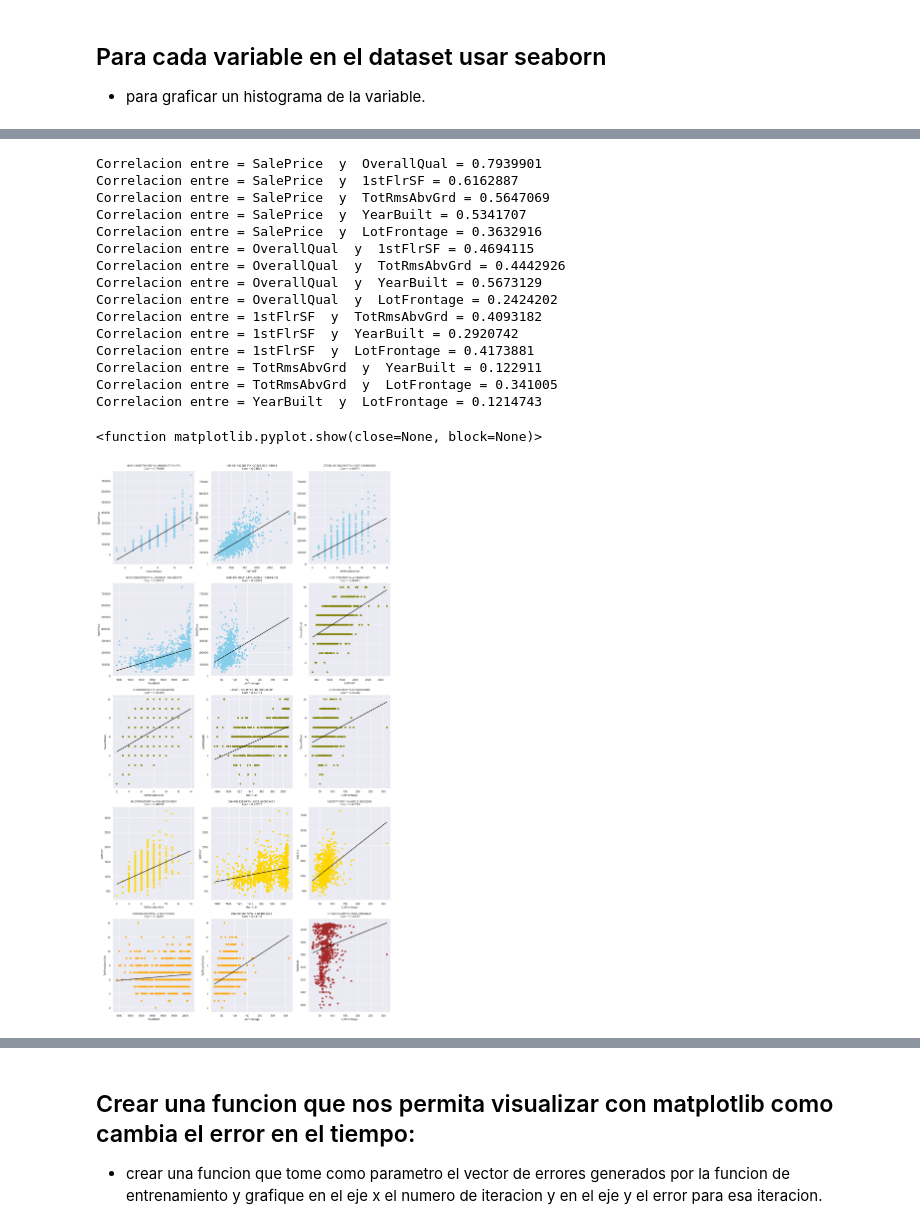
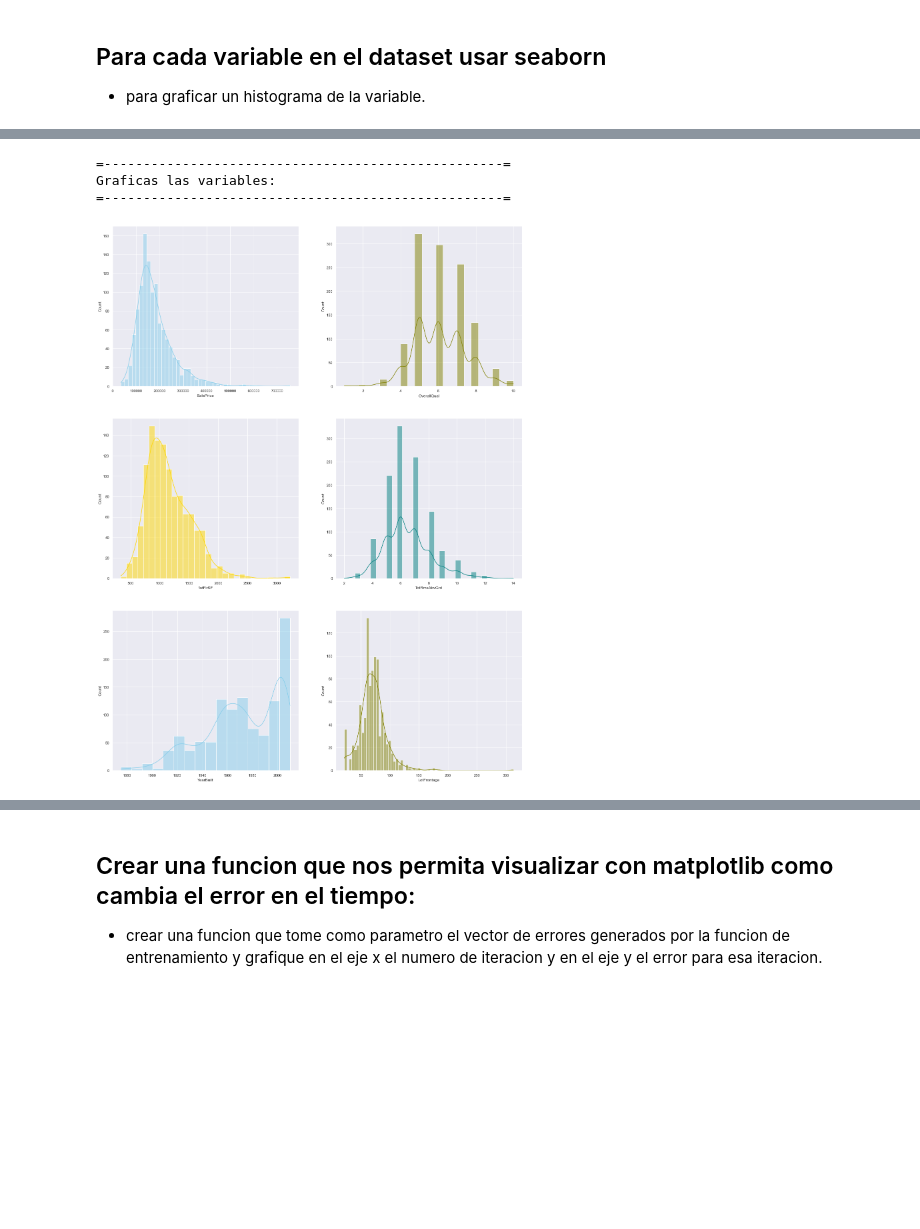
Before and after one commit to RainieroPV/Ciencia-de-Datos-en-Python, a Jupyter notebook: Proyecto_Final.ipynb, the cells around one changed output, grey strips where cells are left out. Drawn from its saved outputs; the diff is of its cells as text; code cells hidden in the pictures; blank space fills up the shorter version.

Commit message:
El proyecto en version objeto, al igual que los ultimos 2 incisos de los requerimientos.

```diff
--- a/Proyecto_Final.ipynb
+++ b/Proyecto_Final.ipynb
@@ -28 +206,5 @@ DataC = np.load('./proyecto_data/proyecto_training_data.npy')
+# %%
+path = './proyecto_data/proyecto_training_data.npy' # path del archivo
+Columnas = ['SalePrice','OverallQual','1stFlrSF','TotRmsAbvGrd','YearBuilt','LotFrontage'] # pongo titulos a las columnas
+ModeloUnaVariable = ModelosLineales(path,Columnas,80)
 # %% [markdown]
@@ -90,39 +245,10 @@ plt.show()
-# %%
-nombres  = list (Modelo.columns) # nombre de columnas
-colors = np.array(["skyblue","olive","gold","orange","brown","magenta"]) # Colores a usar
-i = 1 # contador de donde pondre la grafica
-plt.figure(figsize=(20,40)) # Tamanio de la grafica
-for pos1, axis1 in enumerate(nombres):   # tomar la primera columna
-    for pos2, axis2 in  enumerate(nombres[pos1+1:]): # tomar la columna que sigue al punto anterior
-        plt.subplot(5,3,i)
-        df = Modelo[[axis2,axis1]].dropna()  # Quitar los nan
-        plt.scatter(df.iloc[:,0], df.iloc[:,1], color=colors[pos1]) #scatter plot
-        a, b = np.polyfit(df.iloc[:,0], df.iloc[:,1], 1) #determinar los parametros de regresion lineal
-        x = df.iloc[:,0]
-        plt.plot(x, a*x + b, color = "black") #Regresion Lineal con scatter-plot
-        correlacion = pearsonr(x = df.iloc[:,0], y =  df.iloc[:,1])
-        plt.xlabel(axis2) # en X
-        plt.ylabel(axis1) # en Y
-        title = str('{0:.10f}'.format(a))+"*X+"+str(round(b, 9))+"\n Corr = "+str(round(correlacion[0], 5))
-        plt.title(title)
-        print("Correlacion entre =",axis1, " y ",axis2,"=",round(correlacion[0], 7))
-        i = i + 1
-plt.show
-# %% [output]
-Correlacion entre = SalePrice  y  OverallQual = 0.7939901
-Correlacion entre = SalePrice  y  1stFlrSF = 0.6162887
-Correlacion entre = SalePrice  y  TotRmsAbvGrd = 0.5647069
-Correlacion entre = SalePrice  y  YearBuilt = 0.5341707
-Correlacion entre = SalePrice  y  LotFrontage = 0.3632916
-Correlacion entre = OverallQual  y  1stFlrSF = 0.4694115
-Correlacion entre = OverallQual  y  TotRmsAbvGrd = 0.4442926
-Correlacion entre = OverallQual  y  YearBuilt = 0.5673129
-Correlacion entre = OverallQual  y  LotFrontage = 0.2424202
-Correlacion entre = 1stFlrSF  y  TotRmsAbvGrd = 0.4093182
-Correlacion entre = 1stFlrSF  y  YearBuilt = 0.2920742
-Correlacion entre = 1stFlrSF  y  LotFrontage = 0.4173881
-Correlacion entre = TotRmsAbvGrd  y  YearBuilt = 0.122911
-Correlacion entre = TotRmsAbvGrd  y  LotFrontage = 0.341005
-Correlacion entre = YearBuilt  y  LotFrontage = 0.1214743
-<function matplotlib.pyplot.show(close=None, block=None)>
-[figure, removed]
+# %%
+print ("=---------------------------------------------------=")
+print ("Graficas las variables:")
+print ("=---------------------------------------------------=")
+ModeloUnaVariable.graficarDatos()
+# %% [output]
+=---------------------------------------------------=
+Graficas las variables:
+=---------------------------------------------------=
+[figure, added]
```
Also changed, not shown: parts of 42 cells of this notebook.
